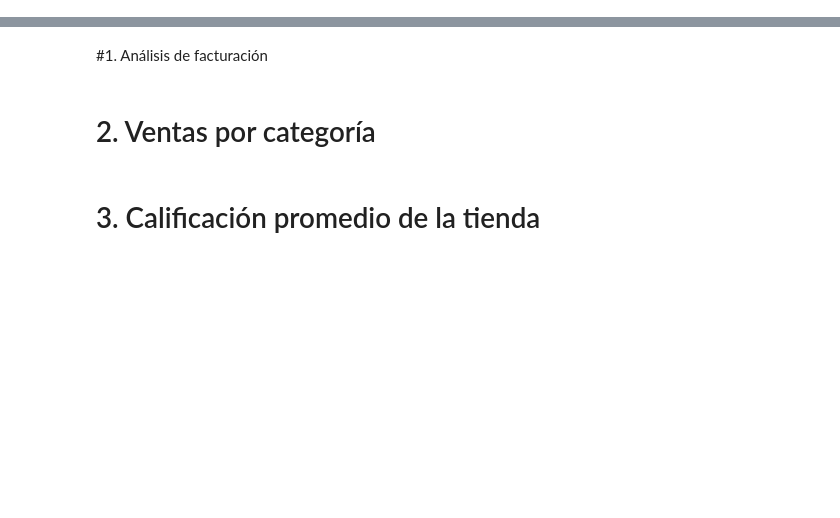
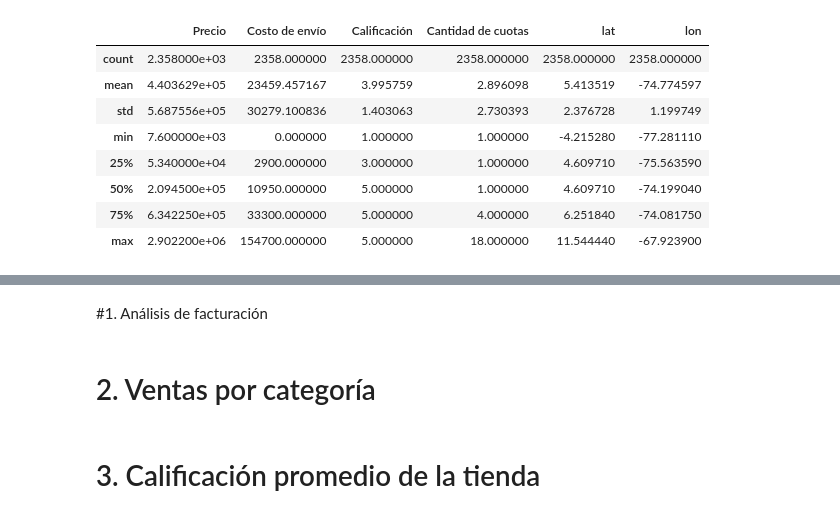
Before and after one commit to JharleCompres/Analisis-de-datos-Alura-Store, a Jupyter notebook: AluraStore.ipynb, the cells around one changed output, grey strips where cells are left out. Drawn from its saved outputs; the diff is of its cells as text; code cells hidden in the pictures; blank space fills up the shorter version.

```diff
--- a/AluraStore.ipynb
+++ b/AluraStore.ipynb
@@ -25,0 +203,12 @@ tienda.head()
+# %%
+tienda4.describe()
+# %% [output]
+|  | Precio | Costo de envío | Calificación | Cantidad de cuotas | lat | lon |
+| count | 2.358000e+03 | 2358.000000 | 2358.000000 | 2358.000000 | 2358.000000 | 2358.000000 |
+| mean | 4.403629e+05 | 23459.457167 | 3.995759 | 2.896098 | 5.413519 | -74.774597 |
+| std | 5.687556e+05 | 30279.100836 | 1.403063 | 2.730393 | 2.376728 | 1.199749 |
+| min | 7.600000e+03 | 0.000000 | 1.000000 | 1.000000 | -4.215280 | -77.281110 |
+| 25% | 5.340000e+04 | 2900.000000 | 3.000000 | 1.000000 | 4.609710 | -75.563590 |
+| 50% | 2.094500e+05 | 10950.000000 | 5.000000 | 1.000000 | 4.609710 | -74.199040 |
+| 75% | 6.342250e+05 | 33300.000000 | 5.000000 | 4.000000 | 6.251840 | -74.081750 |
+| max | 2.902200e+06 | 154700.000000 | 5.000000 | 18.000000 | 11.544440 | -67.923900 |
```
Also changed, not shown: parts of 13 cells of this notebook.
